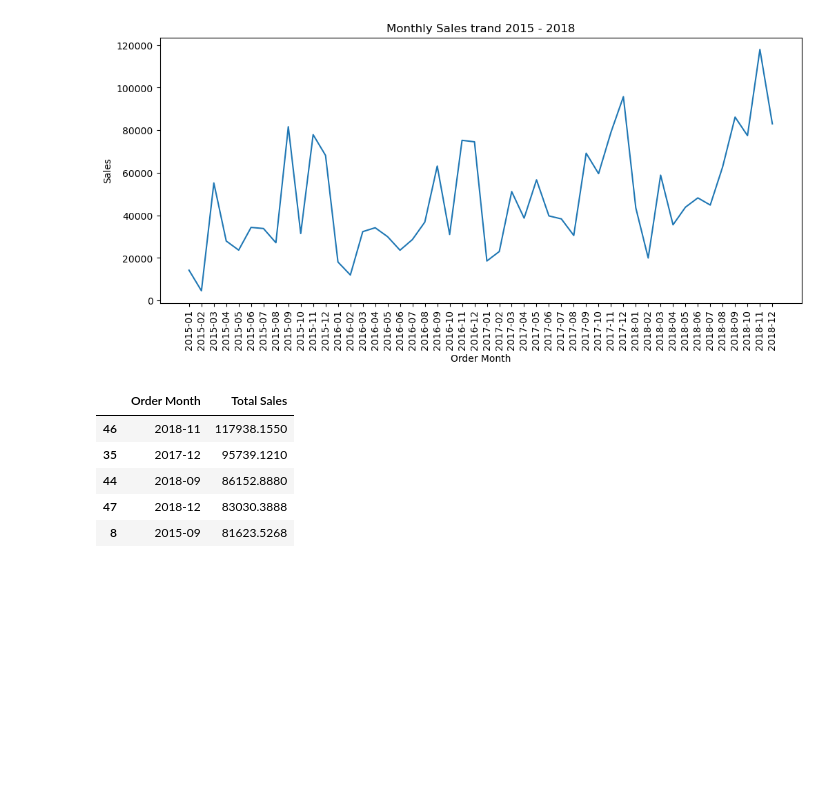
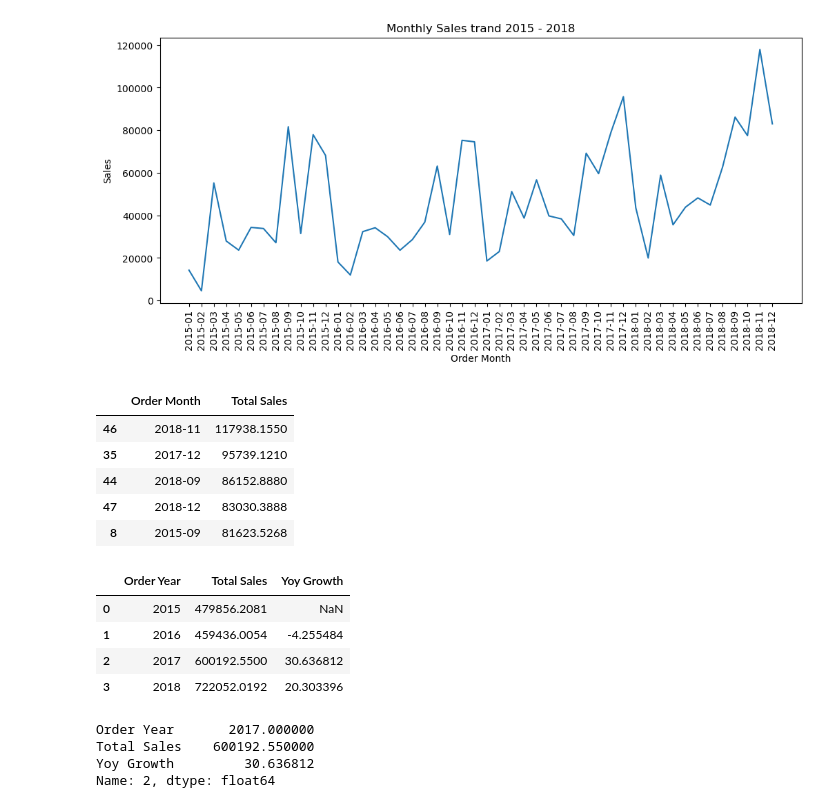
Before and after one commit to yashpawar-99/ecommerce-sales-analysis, a Jupyter notebook: notebooks/04_time_series_analysis.ipynb, the cells around one changed output. Saved outputs shown, nothing was run; the diff lists cells and outputs as text; code cells hidden in the pictures; blank space fills up the shorter version.

Commit message:
complete e-commerce sales analysis project

```diff
--- a/notebooks/04_time_series_analysis.ipynb
+++ b/notebooks/04_time_series_analysis.ipynb
@@ -142,3 +142,13 @@ monthly_sales[0:5]
 | 44 | 2018-09 | 86152.8880 |
 | 47 | 2018-12 | 83030.3888 |
 | 8 | 2015-09 | 81623.5268 |
+# %%
+yearly_sales["Yoy Growth"] = ((yearly_sales["Total Sales"]-yearly_sales["Total Sales"].shift(1))/yearly_sales["Total Sales"].shift(1))*100
+# %%
+yearly_sales
+# %% [output]
+|  | Order Year | Total Sales | Yoy Growth |
+| 0 | 2015 | 479856.2081 | NaN |
+| 1 | 2016 | 459436.0054 | -4.255484 |
+| 2 | 2017 | 600192.5500 | 30.636812 |
+| 3 | 2018 | 722052.0192 | 20.303396 |
@@ -144,0 +157,8 @@ monthly_sales[0:5]
+# %%
+#Which year had the highest YoY growth?
+yearly_sales.loc[yearly_sales["Yoy Growth"].idxmax()]
+# %% [output]
+Order Year       2017.000000
+Total Sales    600192.550000
+Yoy Growth         30.636812
+Name: 2, dtype: float64
```
Also changed, not shown: parts of 2 cells of this notebook, 12 other files.
